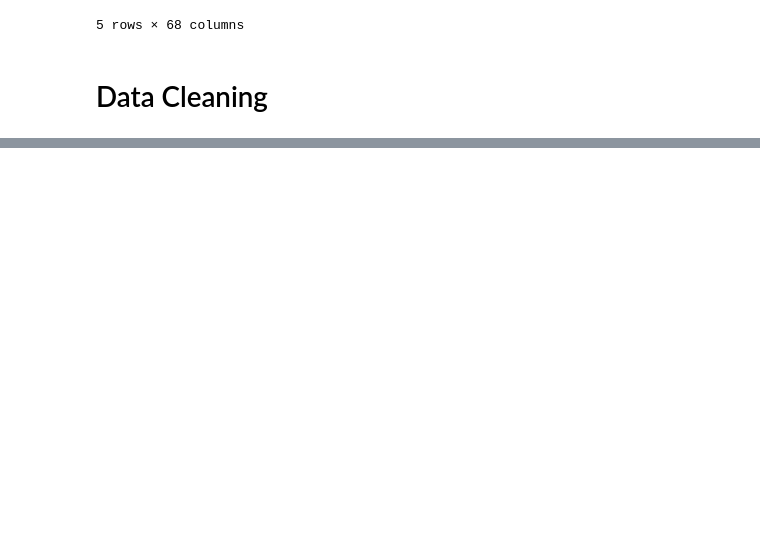
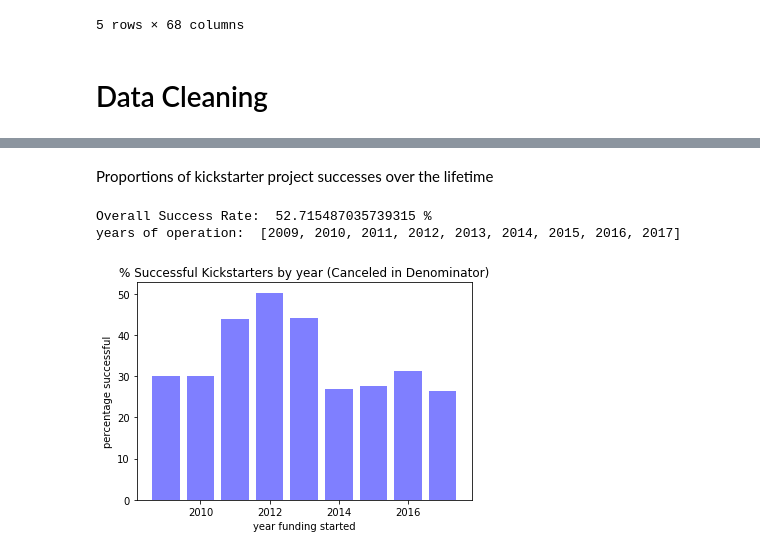
Before and after one commit to nbanks2/FuelEngine, a Jupyter notebook: Kickstarter (1).ipynb, the cells around one changed output, grey strips where cells are left out. Cells and saved outputs as stored; diff of their text form; code cells hidden in the pictures; blank space fills up the shorter version.

```diff
--- a/Kickstarter (1).ipynb
+++ b/Kickstarter (1).ipynb
@@ -79,0 +70,52 @@ df
+# %% [markdown]
+Proportions of kickstarter project successes over the lifetime
+# %%
+success = df[df['state'] == 'successful']
+failed = df[df['state'] == 'failed']
+prob_success = len(success)/len(failed)
+print("Overall Success Rate: ",prob_success*100,"%")
+
+#grab list of all years possible
+def grab_years(df):
+    years = []
+    for i in df['launched_at_yr']:
+        if(i not in years):
+            years.append(i)
+    years.sort()
+    return years
+
+print("years of operation: ",grab_years(df))
+
+#get all rows of a certain year
+def grab_year(df, year):
+    return df[df.launched_at_yr.isin([year])]
+
+def grab_state(df, state):
+    return df[df['state'] == state]
+
+#create list of success ratios for every year
+def success_rate_getter(df, years):
+    success_rate_by_yr = []
+    for year in years:
+        success = grab_year(df,year)
+        failure = grab_year(df,year)
+        cancel = grab_year(df,year)
+        success = grab_state(success, 'successful')
+        failure = grab_state(failure, 'failed')
+        cancel = grab_state(cancel, 'canceled')
+        year_ratio = 100*len(success)/(len(success)+len(failure)+len(cancel))
+        success_rate_by_yr.append(year_ratio)
+    return success_rate_by_yr
+
+#create graph showing success rates by year
+x = grab_years(df)
+y = success_rate_getter(df,x)
+plt.bar(x, y, color='b', alpha=0.5,)
+plt.title('% Successful Kickstarters by year (Canceled in Denominator)')
+plt.xlabel('year funding started')
+plt.ylabel('percentage successful')
+plt.show()
+# %% [output]
+Overall Success Rate:  52.715487035739315 %
+years of operation:  [2009, 2010, 2011, 2012, 2013, 2014, 2015, 2016, 2017]
+[figure, added]
```
Also changed, not shown: parts of 16 cells of this notebook.
